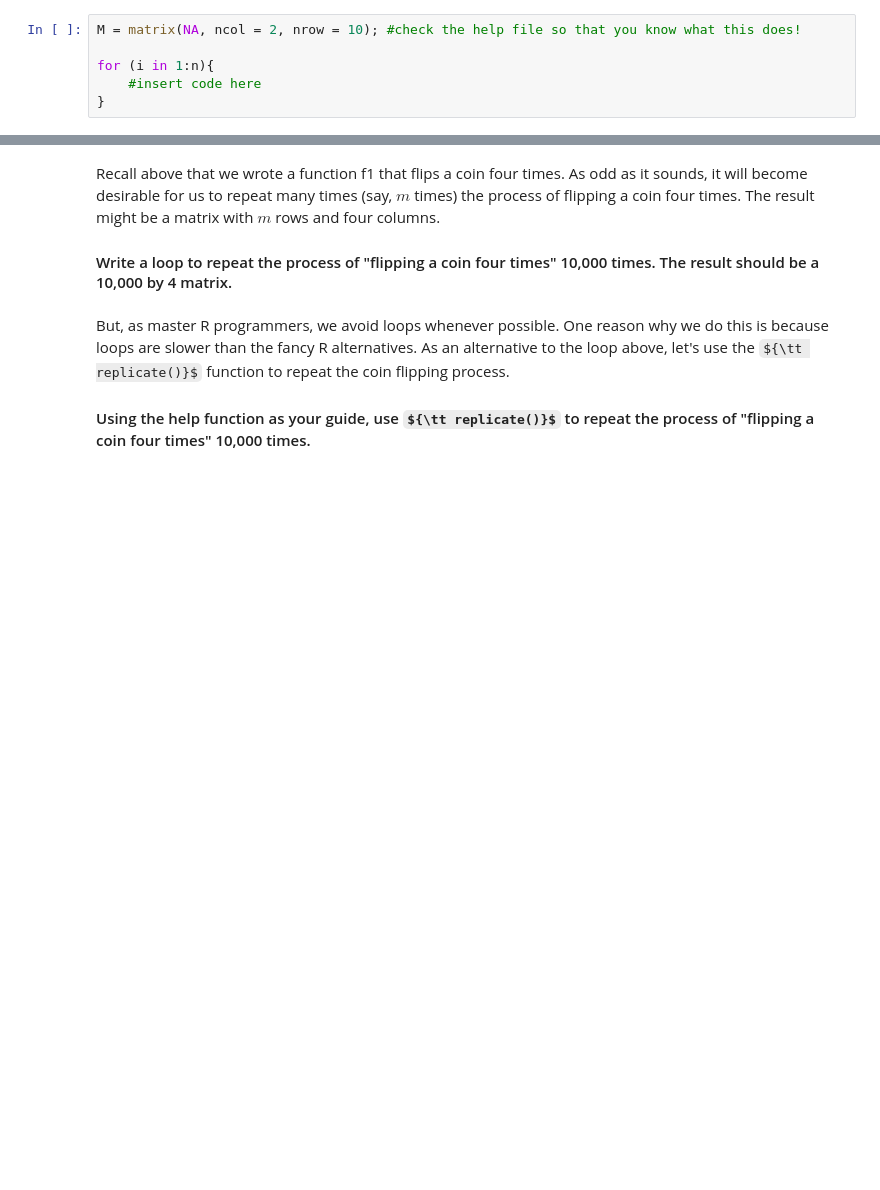
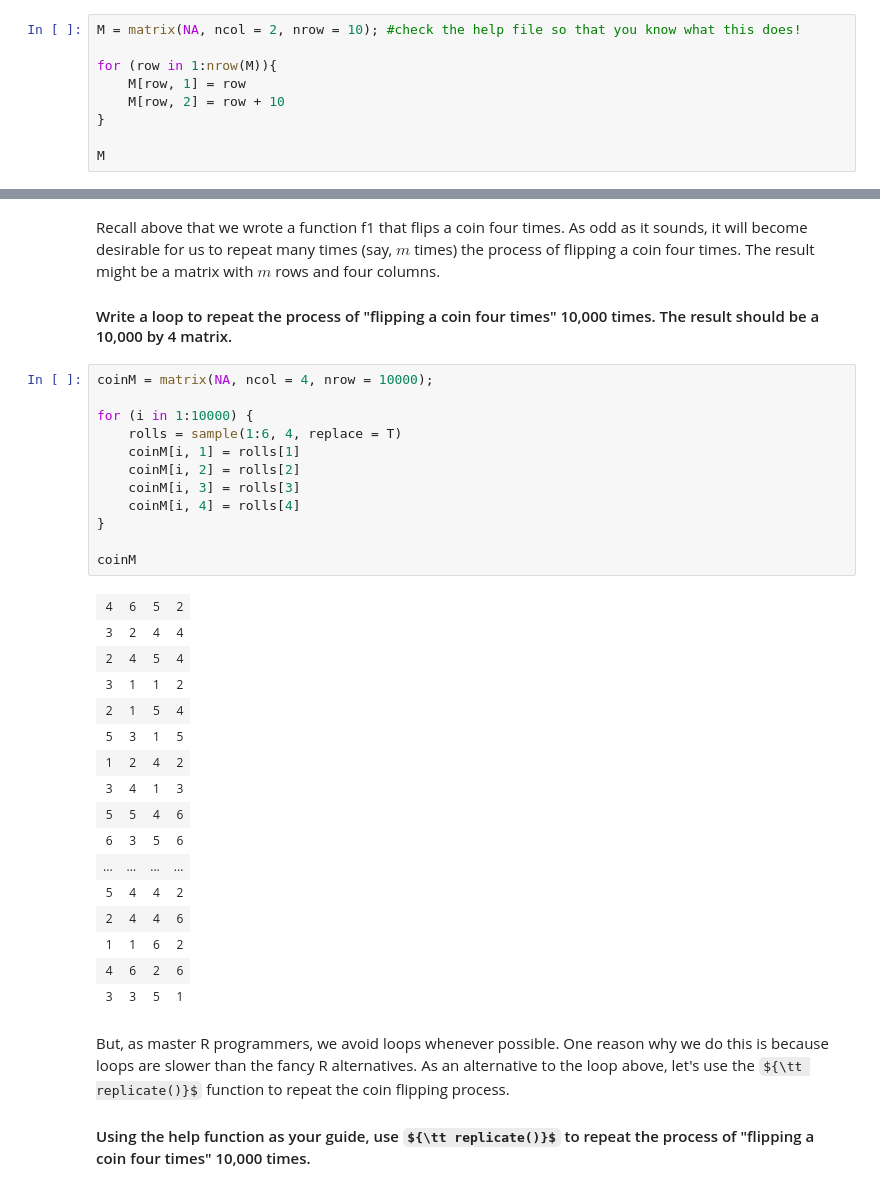
Before and after one commit to dskrenta/appm-4570, a Jupyter notebook: week1/Introduction to Jupyter and R.ipynb, the cells around one changed output, grey strips where cells are left out. Drawn from its saved outputs; the diff is of its cells as text; some formulas as TeX source; blank space fills up the shorter version.

```diff
--- a/week1/Introduction to Jupyter and R.ipynb
+++ b/week1/Introduction to Jupyter and R.ipynb
@@ -220,6 +223,9 @@ In R, just like in C++, Matlab, Python, etc., you can write loops to repeat a se
 # %%
 M = matrix(NA, ncol = 2, nrow = 10); #check the help file so that you know what this does!
 
-for (i in 1:n){
-    #insert code here
+for (row in 1:nrow(M)){
+    M[row, 1] = row
+    M[row, 2] = row + 10
 }
+
+M
@@ -240,6 +288,35 @@ M
 Recall above that we wrote a function f1 that flips a coin four times. As odd as it sounds, it will become desirable for us to repeat many times (say, $m$ times) the process of flipping a coin four times. The result might be a matrix with $m$ rows and four columns.
 
 #### Write a loop to repeat the process of "flipping a coin four times" 10,000 times. The result should be a 10,000 by 4 matrix.
+# %%
+coinM = matrix(NA, ncol = 4, nrow = 10000);
+
+for (i in 1:10000) {
+    rolls = sample(1:6, 4, replace = T)
+    coinM[i, 1] = rolls[1]
+    coinM[i, 2] = rolls[2]
+    coinM[i, 3] = rolls[3]
+    coinM[i, 4] = rolls[4]
+}
+
+coinM
+# %% [output]
+| 4 | 6 | 5 | 2 |
+| 3 | 2 | 4 | 4 |
+| 2 | 4 | 5 | 4 |
+| 3 | 1 | 1 | 2 |
+| 2 | 1 | 5 | 4 |
+| 5 | 3 | 1 | 5 |
+| 1 | 2 | 4 | 2 |
+| 3 | 4 | 1 | 3 |
+| 5 | 5 | 4 | 6 |
+| 6 | 3 | 5 | 6 |
+| ... | ... | ... | ... |
+| 5 | 4 | 4 | 2 |
+| 2 | 4 | 4 | 6 |
+| 1 | 1 | 6 | 2 |
+| 4 | 6 | 2 | 6 |
+| 3 | 3 | 5 | 1 |
 # %% [markdown]
 But, as master R programmers, we avoid loops whenever possible. One reason why we do this is because loops are slower than the fancy R alternatives. As an alternative to the loop above, let's use the ${\tt replicate()}$ function to repeat the coin flipping process.
 
```
Also changed, not shown: parts of 11 cells of this notebook.
